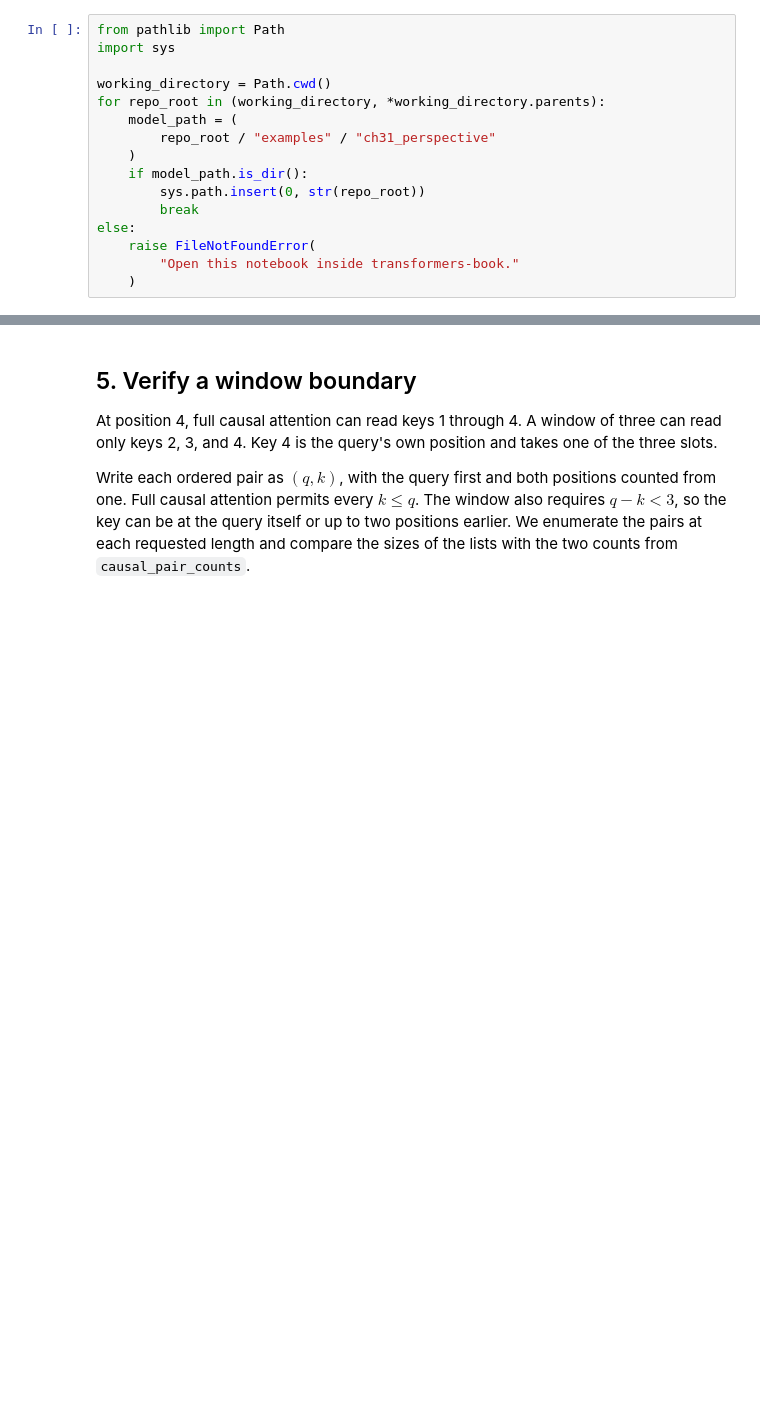
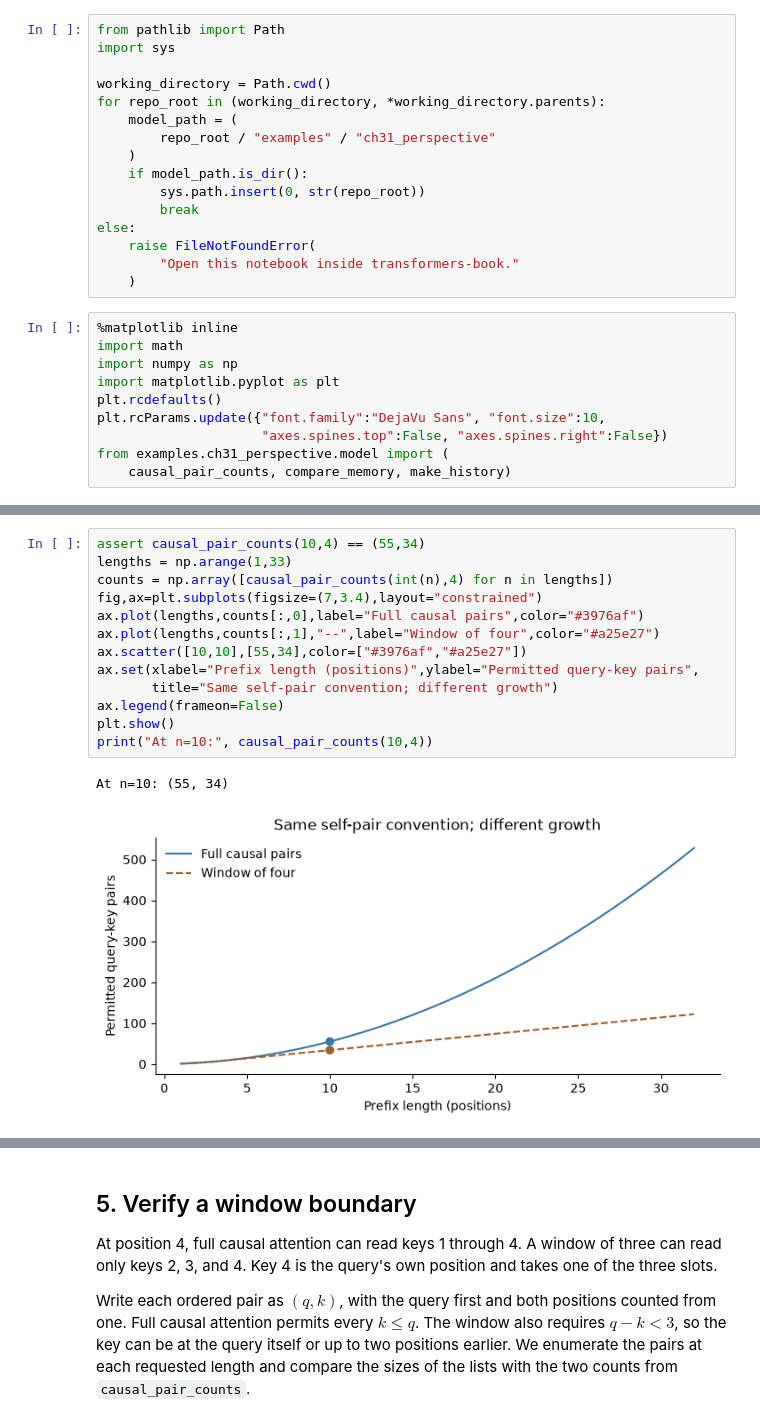
Before and after one commit to jrterven/transformers-book, a Jupyter notebook: solutions/ch31_perspective/python-solutions.ipynb, the cells around one changed output, grey strips where cells are left out. Cells and saved outputs as stored; diff of their text form; blank space fills up the shorter version.

```diff
--- a/solutions/ch31_perspective/python-solutions.ipynb
+++ b/solutions/ch31_perspective/python-solutions.ipynb
@@ -27,3 +26,13 @@ else:
     raise FileNotFoundError(
         "Open this notebook inside transformers-book."
     )
+# %%
+%matplotlib inline
+import math
+import numpy as np
+import matplotlib.pyplot as plt
+plt.rcdefaults()
+plt.rcParams.update({"font.family":"DejaVu Sans", "font.size":10,
+                     "axes.spines.top":False, "axes.spines.right":False})
+from examples.ch31_perspective.model import (
+    causal_pair_counts, compare_memory, make_history)
@@ -29,0 +49,16 @@ else:
+# %%
+assert causal_pair_counts(10,4) == (55,34)
+lengths = np.arange(1,33)
+counts = np.array([causal_pair_counts(int(n),4) for n in lengths])
+fig,ax=plt.subplots(figsize=(7,3.4),layout="constrained")
+ax.plot(lengths,counts[:,0],label="Full causal pairs",color="#3976af")
+ax.plot(lengths,counts[:,1],"--",label="Window of four",color="#a25e27")
+ax.scatter([10,10],[55,34],color=["#3976af","#a25e27"])
+ax.set(xlabel="Prefix length (positions)",ylabel="Permitted query-key pairs",
+       title="Same self-pair convention; different growth")
+ax.legend(frameon=False)
+plt.show()
+print("At n=10:", causal_pair_counts(10,4))
+# %% [output]
+At n=10: (55, 34)
+[figure, added]
```
Also changed, not shown: parts of 26 cells of this notebook, 9 other files.
